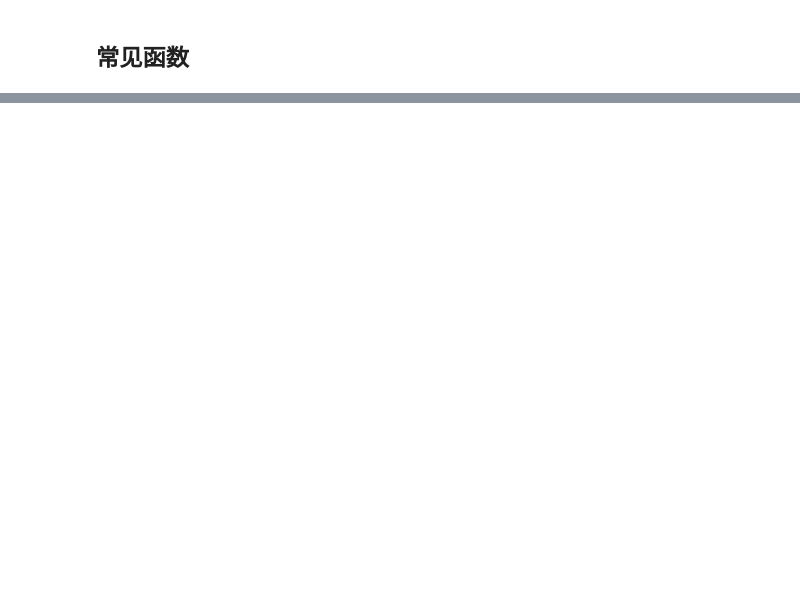
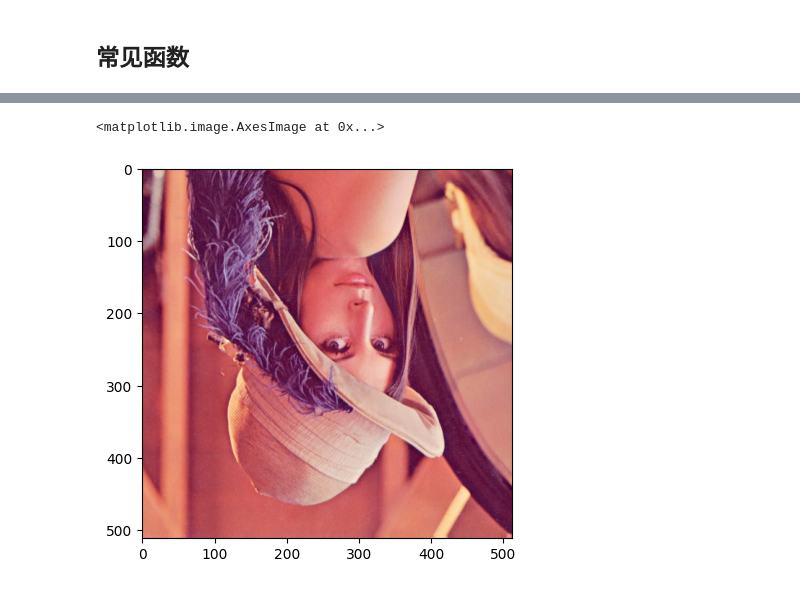
Before and after one commit to Volica/wop-workbooks, a Jupyter notebook: matplotlib.ipynb, the cells around one changed output, grey strips where cells are left out. Drawn from its saved outputs; the diff is of its cells as text; code cells hidden in the pictures; blank space fills up the shorter version.

```diff
--- a/matplotlib.ipynb
+++ b/matplotlib.ipynb
@@ -467,0 +236,6 @@ plt.show()
+# %%
+v_flipped_image = np.flipud(image)  # 垂直翻转
+plt.imshow(v_flipped_image)
+# %% [output]
+<matplotlib.image.AxesImage at 0x...>
+[figure, added]
```
Also changed, not shown: parts of 97 cells of this notebook, 3 other files.
